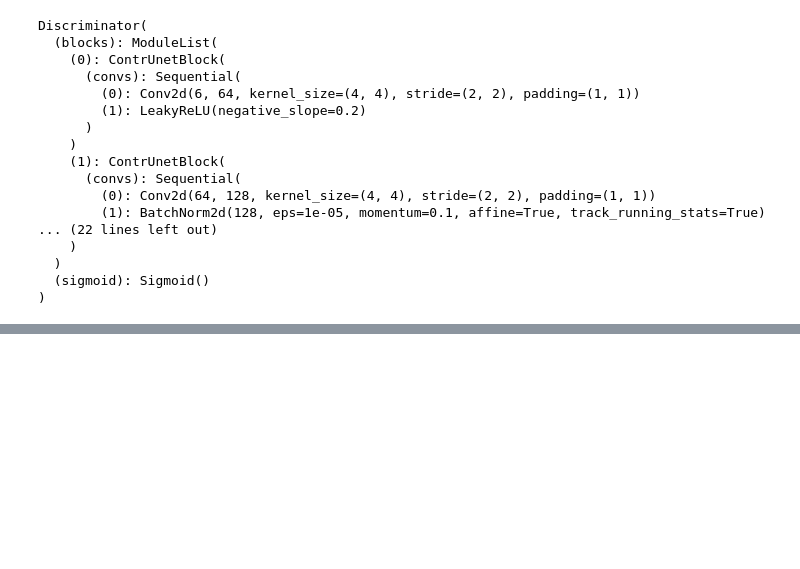
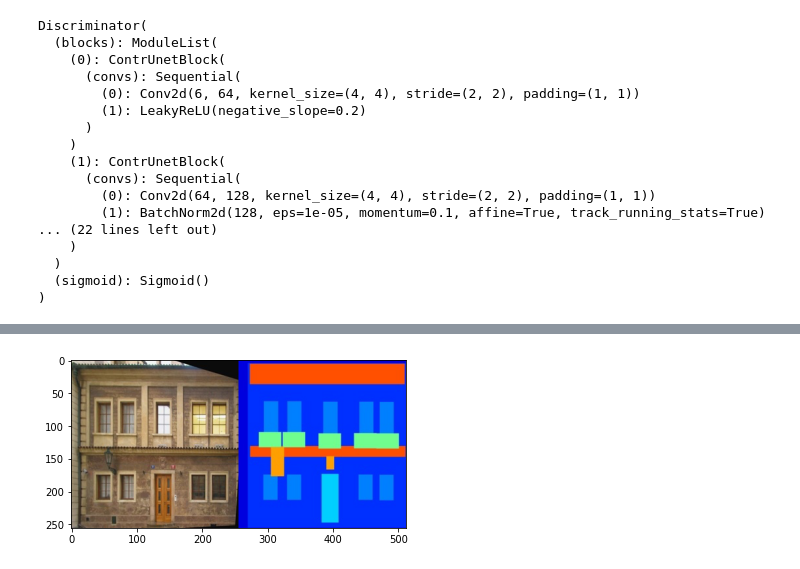
Before and after one commit to AnastasiiaNovikova/MADE, a Jupyter notebook: RL_HW3_Part1.ipynb, the cells around one changed output, grey strips where cells are left out. Drawn from its saved outputs; the diff is of its cells as text; code cells hidden in the pictures; blank space fills up the shorter version.

```diff
--- a/RL_HW3_Part1.ipynb
+++ b/RL_HW3_Part1.ipynb
@@ -293,0 +296,7 @@ for epoch in range(1, epoch_num):
+# %%
+val_path = path + "/val/0"
+img = mpimg.imread(val_path + "/1.jpg")
+imgplot = plt.imshow(img)
+plt.show()
+# %% [output]
+[figure, added]
```
Also changed, not shown: parts of 4 cells of this notebook.
